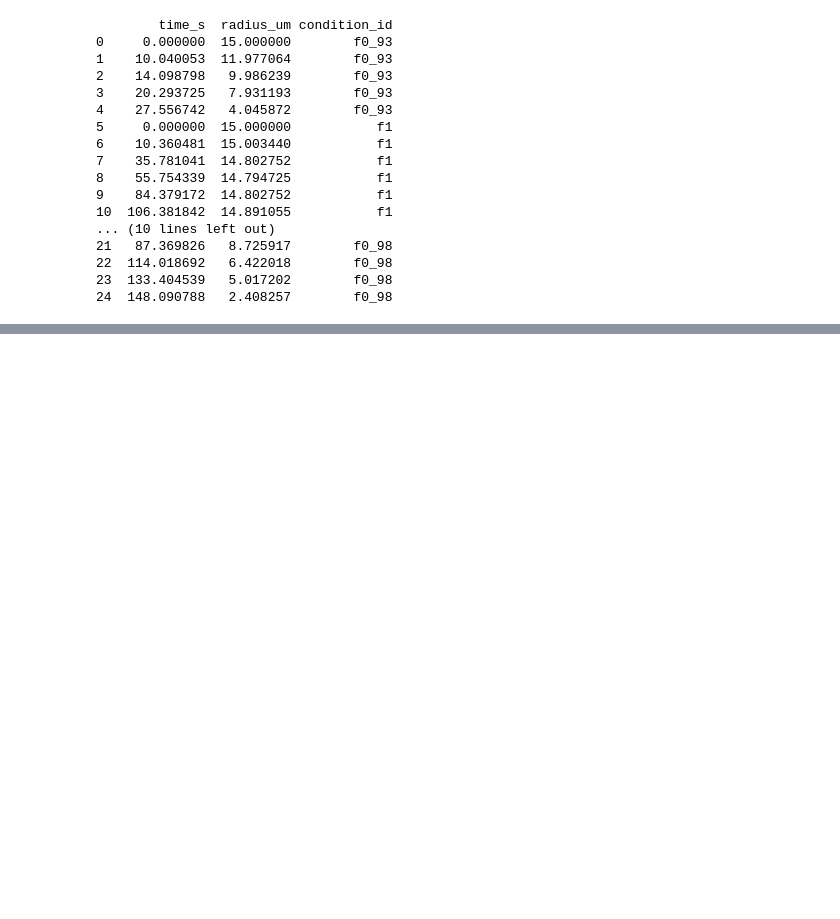
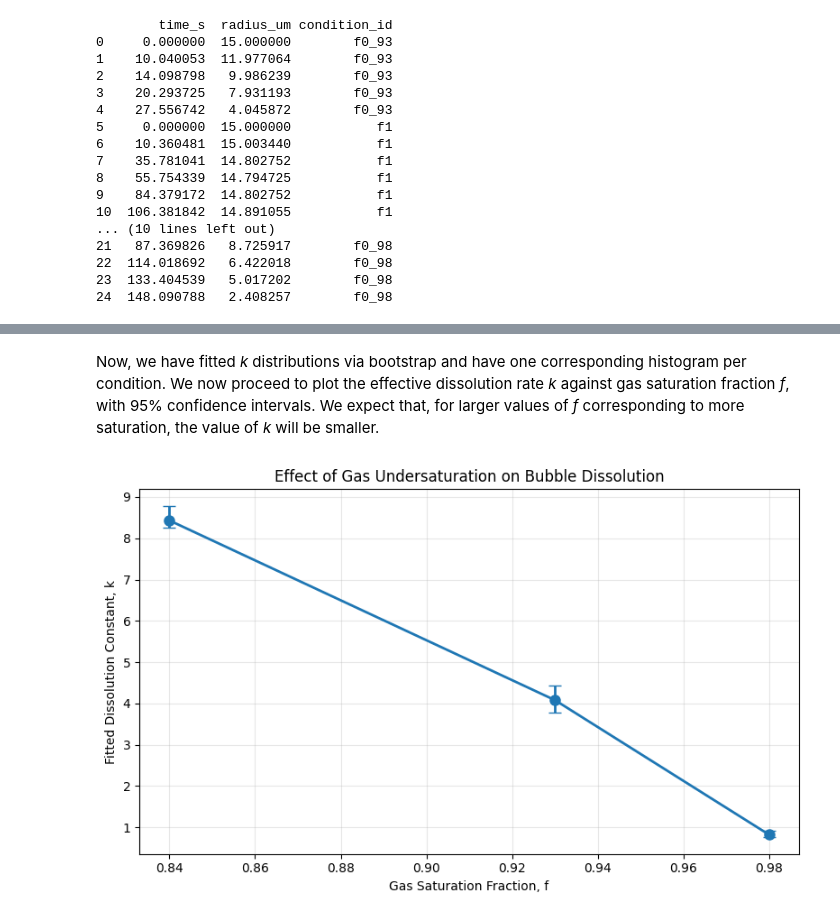
Before and after one commit to MeganRichards1/bubble-dissolution-inference, a Jupyter notebook: notebooks/02_model_fitting.ipynb, the cells around one changed output, grey strips where cells are left out. Saved outputs shown, nothing was run; the diff lists cells and outputs as text; code cells hidden in the pictures; blank space fills up the shorter version.

```diff
--- a/notebooks/02_model_fitting.ipynb
+++ b/notebooks/02_model_fitting.ipynb
@@ -73,0 +161,40 @@ print(df_results)
+# %% [markdown]
+Now, we have fitted *k* distributions via bootstrap and have one corresponding histogram per condition. We now proceed to plot the effective dissolution rate *k* against gas saturation fraction *f*, with 95% confidence intervals. We expect that, for larger values of *f* corresponding to more saturation, the value of *k* will be smaller.
+# %%
+f_map = {
+    "f0_84": 0.84,
+    "f0_93": 0.93,
+    "f0_98": 0.98,
+    "f1_00": 1.00
+}
+
+bootstrap_results["f"] = bootstrap_results["condition_id"].map(f_map)
+bootstrap_results = bootstrap_results.sort_values("f")
+
+# compute error bars for k
+yerr_lower = bootstrap_results["k_mean"] - bootstrap_results["lower"]
+yerr_upper = bootstrap_results["upper"] - bootstrap_results["k_mean"]
+
+plt.figure(figsize=(8,5))
+
+plt.errorbar(
+    bootstrap_results["f"],
+    bootstrap_results["k_mean"],
+    yerr=[yerr_lower, yerr_upper],
+    fmt="o-",
+    capsize=5,
+    linewidth=2,
+    markersize=8
+)
+
+plt.xlabel("Gas Saturation Fraction, f")
+plt.ylabel("Fitted Dissolution Constant, k")
+plt.title("Effect of Gas Undersaturation on Bubble Dissolution")
+plt.grid(True, alpha=0.3)
+plt.tight_layout()
+
+# save figure
+plt.savefig("../figures/k_vs_saturation.png", dpi=300, bbox_inches="tight")
+plt.show()
+# %% [output]
+[figure, added]
```
Also changed, not shown: parts of 4 cells of this notebook, 1 other file.
